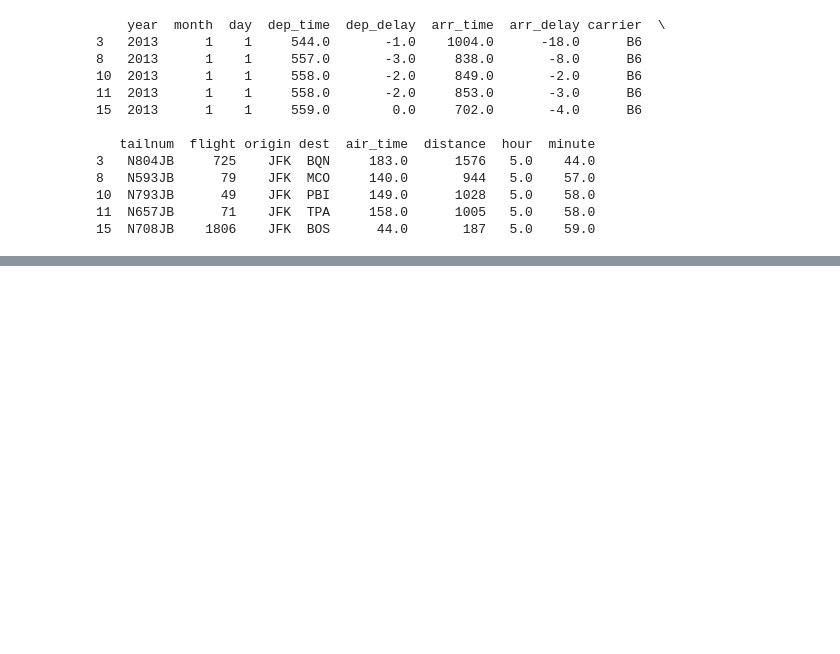
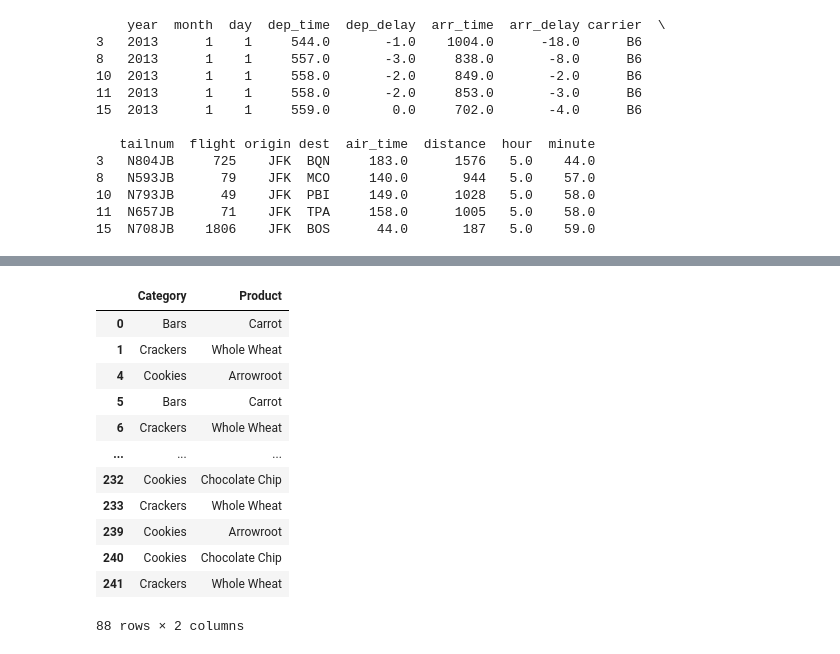
Before and after one commit to sledhead/python_core_test, a Jupyter notebook: pandas_test.ipynb, the cells around one changed output, grey strips where cells are left out. Cells and saved outputs as stored; diff of their text form; code cells hidden in the pictures; blank space fills up the shorter version.

```diff
--- a/pandas_test.ipynb
+++ b/pandas_test.ipynb
@@ -127,0 +182,16 @@ print(newdf.head())
+# %%
+ df.loc[sp_filter,['Category','Product']]
+# %% [output]
+|  | Category | Product |
+| 0 | Bars | Carrot |
+| 1 | Crackers | Whole Wheat |
+| 4 | Cookies | Arrowroot |
+| 5 | Bars | Carrot |
+| 6 | Crackers | Whole Wheat |
+| ... | ... | ... |
+| 232 | Cookies | Chocolate Chip |
+| 233 | Crackers | Whole Wheat |
+| 239 | Cookies | Arrowroot |
+| 240 | Cookies | Chocolate Chip |
+| 241 | Crackers | Whole Wheat |
+88 rows × 2 columns
```
Also changed, not shown: parts of 9 cells of this notebook.
